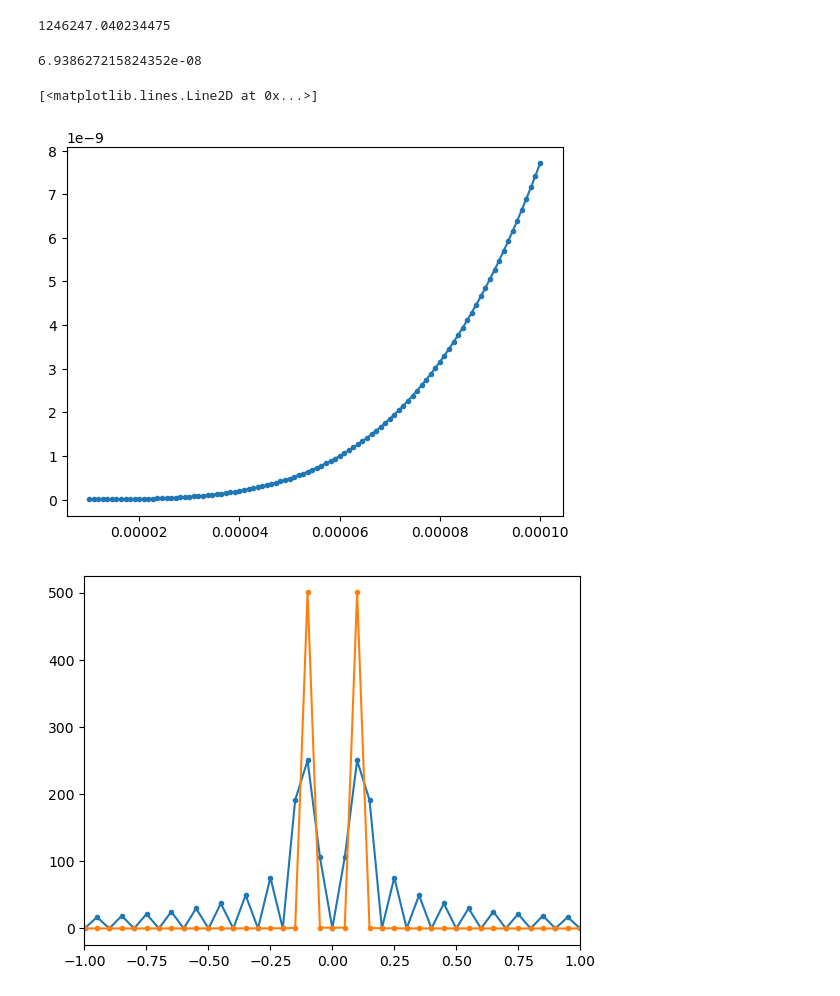
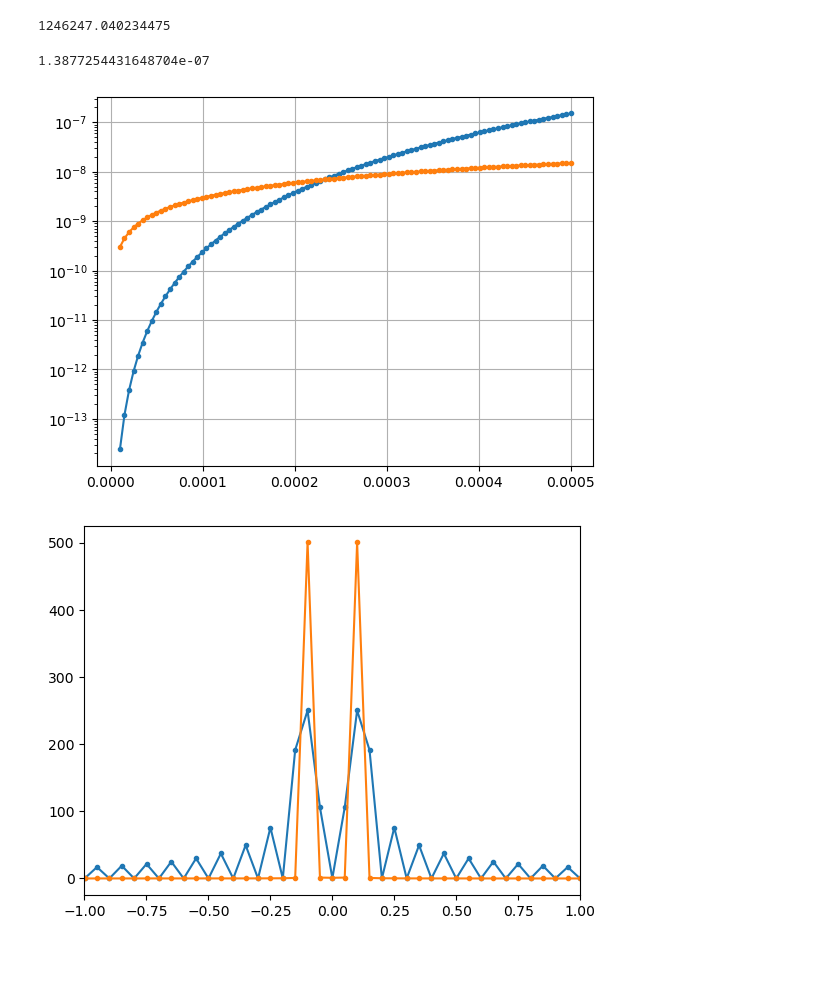
Before and after one commit to tiger4432/FEM-MY, a Jupyter notebook: mesh.ipynb, the cells around one changed output. Drawn from its saved outputs; the diff is of its cells as text; code cells hidden in the pictures; blank space fills up the shorter version.

```diff
--- a/mesh.ipynb
+++ b/mesh.ipynb
@@ -136,14 +136,14 @@ def cp(E, h, topo, wavelength):
 def critical_topo(E, h, wavelength, Pmin):
     D = 0.5 * E * 1/12 * h**3
     k = 2*np.pi / wavelength
-    return 2 * Pmin / (D * k**4) * 4
+    return 2 * Pmin / (D * k**4) * 2
 
 def critical_topo2(E, h, wavelength, gamma):
     D = 0.5 * E * 1/12 * h**3
     k = 2*np.pi / wavelength
     kapa_max = np.sqrt(gamma / D)
 
-    return kapa_max / k**2 * 4
+    return kapa_max / k**2 * 2
 # %%
 np.sqrt(2 * 0.5 / 130e9 / 1.64e-15) * 100e-6 / np.pi**2
 # %% [output]
@@ -166,13 +166,15 @@ cp(130e9, 27e-6, 16*3e-9/2 ,2*100e-6)
 # %%
 critical_topo2(130e9, 27e-6, 2 * 100e-6, 0.5)
 # %% [output]
-6.938627215824352e-08
+1.3877254431648704e-07
 # %%
-ls = np.linspace(10e-6, 100e-6, 100)
-plt.plot(ls, critical_topo(130e9, 27e-6, 2 * ls, 1e5), '.-')
+ls = np.linspace(10e-6, 500e-6, 100)
+plt.plot(ls, critical_topo(130e9, 27e-6, 2 * ls, 1e5) / 16, '.-')
+plt.plot(ls, ls * (3e-9 / 100e-6), '.-')
+plt.semilogy()
+plt.grid()
 # %% [output]
-[<matplotlib.lines.Line2D at 0x...>]
-[figure, old version]
+[figure, new version]
 # %%
 import numpy as np
 
```
Also changed, not shown: 2 other files.
